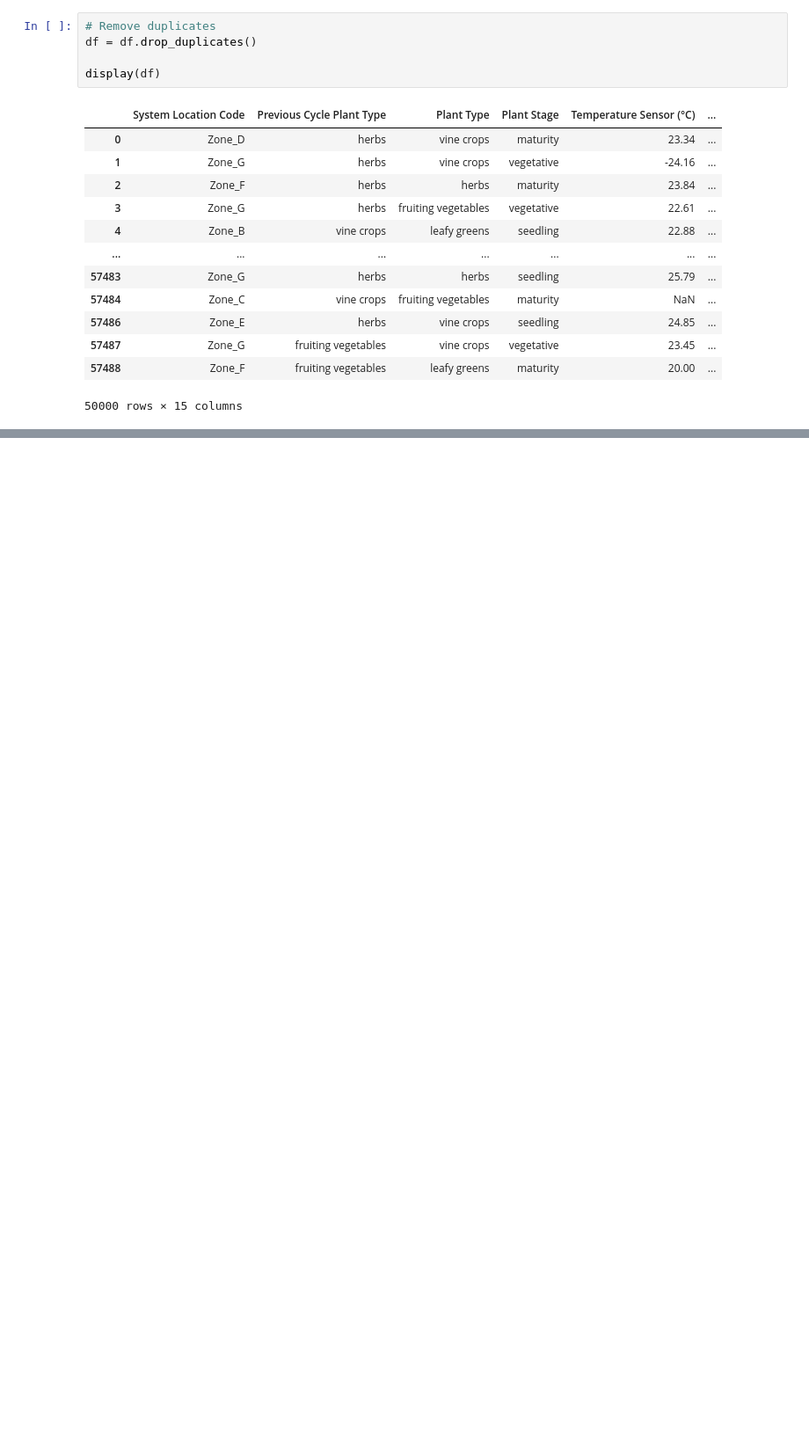
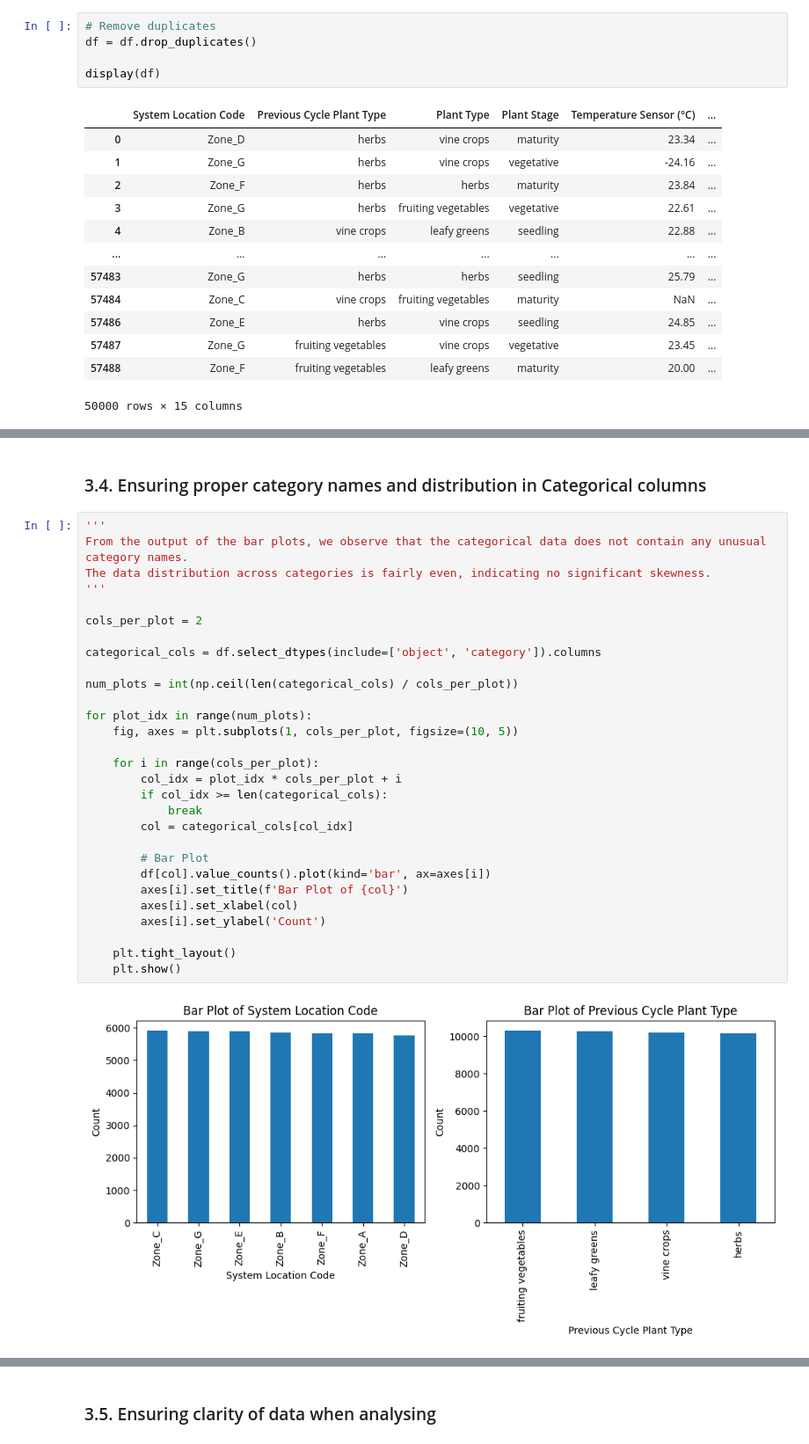
Before and after one commit to hunchongtan/agri-tech-EDA-and-ML-pipeline, a Jupyter notebook: eda.ipynb, the cells around one changed output, grey strips where cells are left out. Shown at 88% size. Cells and saved outputs as stored; diff of their text form; blank space fills up the shorter version.

```diff
--- a/eda.ipynb
+++ b/eda.ipynb
@@ -536,0 +408,33 @@ ValueError: could not convert string to float: 'Zone_A'
+# %% [markdown]
+### 3.4. Ensuring proper category names and distribution in Categorical columns
+# %%
+'''
+From the output of the bar plots, we observe that the categorical data does not contain any unusual category names.
+The data distribution across categories is fairly even, indicating no significant skewness.
+'''
+
+cols_per_plot = 2
+
+categorical_cols = df.select_dtypes(include=['object', 'category']).columns
+
+num_plots = int(np.ceil(len(categorical_cols) / cols_per_plot))
+
+for plot_idx in range(num_plots):
+    fig, axes = plt.subplots(1, cols_per_plot, figsize=(10, 5))
+
+    for i in range(cols_per_plot):
+        col_idx = plot_idx * cols_per_plot + i
+        if col_idx >= len(categorical_cols):
+            break
+        col = categorical_cols[col_idx]
+
+        # Bar Plot
+        df[col].value_counts().plot(kind='bar', ax=axes[i])
+        axes[i].set_title(f'Bar Plot of {col}')
+        axes[i].set_xlabel(col)
+        axes[i].set_ylabel('Count')
+
+    plt.tight_layout()
+    plt.show()
+# %% [output]
+[figure, added]
@@ -536,0 +442,2 @@ ValueError: could not convert string to float: 'Zone_A'
+# %% [markdown]
+### 3.5. Ensuring clarity of data when analysing
```
Also changed, not shown: parts of 67 cells of this notebook, 10 other files.
